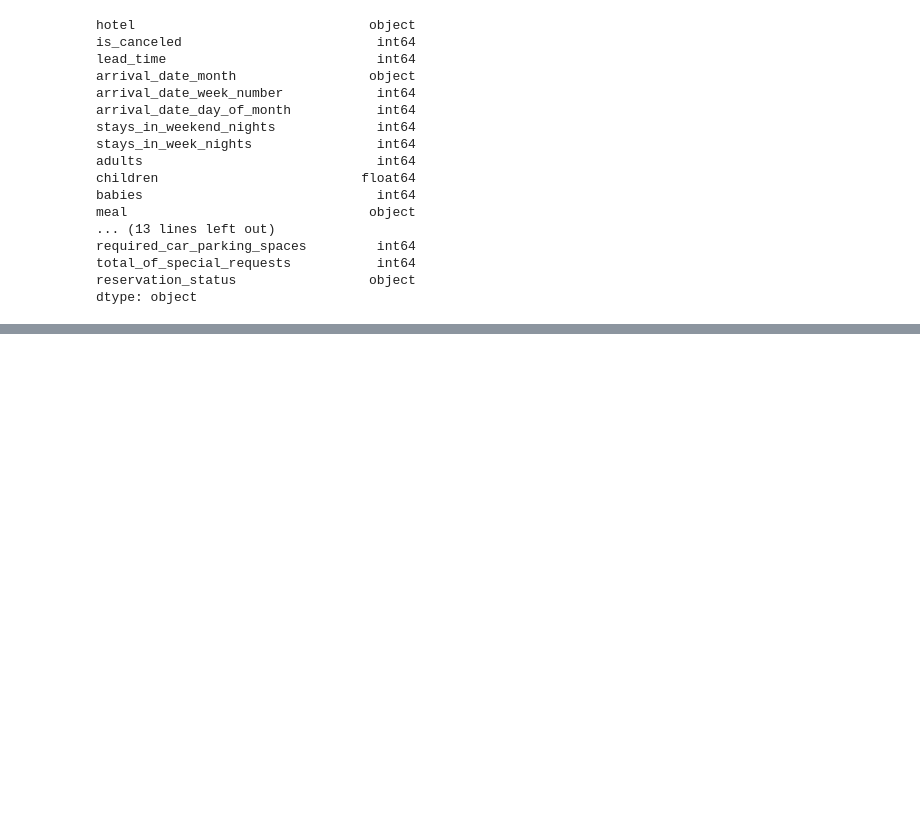
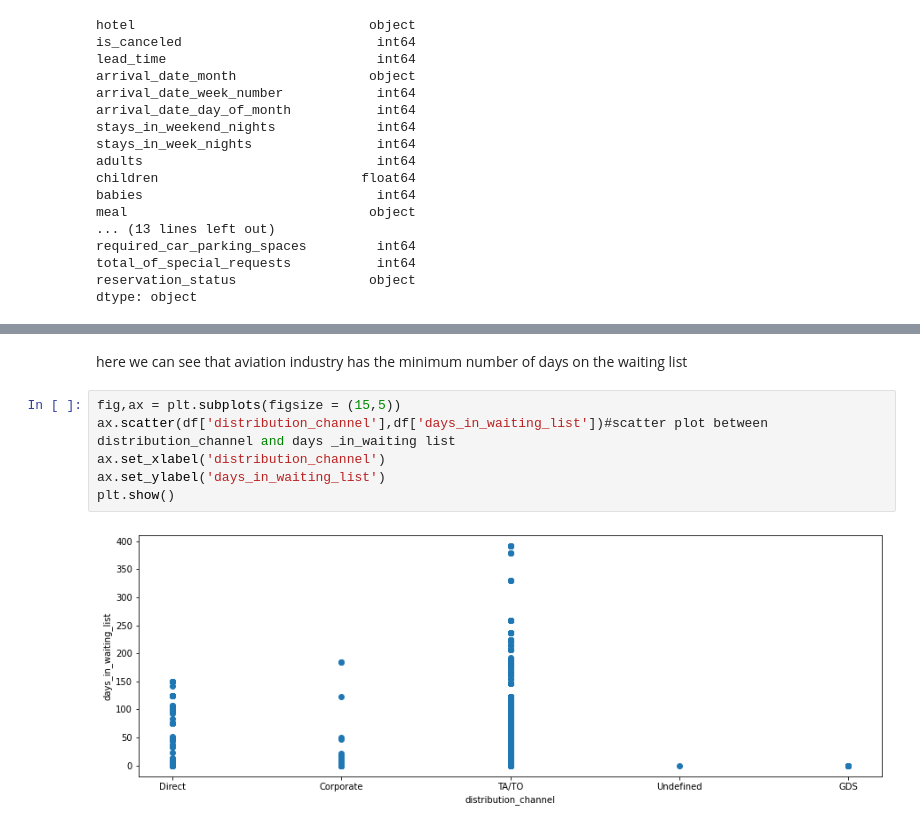
Before and after one commit to apoorvaKR12695/Hotel-booking-analysis, a Jupyter notebook: Hotel_Booking_Analysis_Apoorva_KR.ipynb, the cells around one changed output, grey strips where cells are left out. Cells and saved outputs as stored; diff of their text form; blank space fills up the shorter version.

```diff
--- a/Hotel_Booking_Analysis_Apoorva_KR.ipynb
+++ b/Hotel_Booking_Analysis_Apoorva_KR.ipynb
@@ -351,0 +375,10 @@ dtype: object
+# %% [markdown]
+here we can see that aviation industry has the minimum number of days on the waiting list
+# %%
+fig,ax = plt.subplots(figsize = (15,5))
+ax.scatter(df['distribution_channel'],df['days_in_waiting_list'])#scatter plot between  distribution_channel and days _in_waiting list
+ax.set_xlabel('distribution_channel')
+ax.set_ylabel('days_in_waiting_list')
+plt.show()
+# %% [output]
+[figure, added]
```
Also changed, not shown: parts of 13 cells of this notebook.
